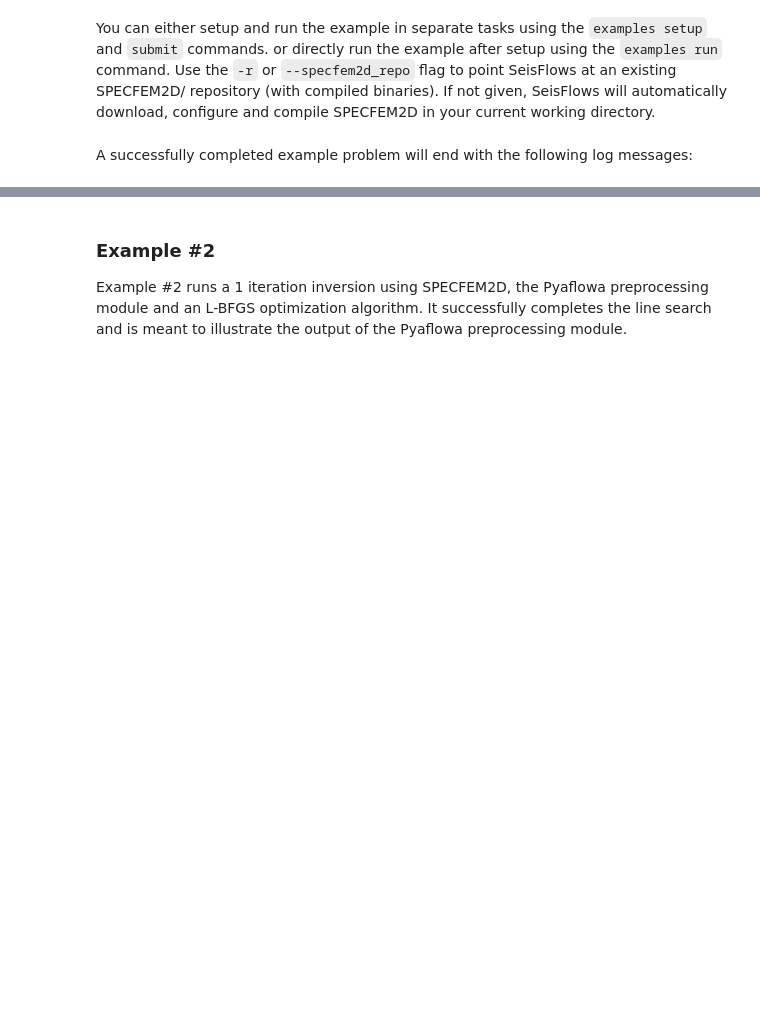
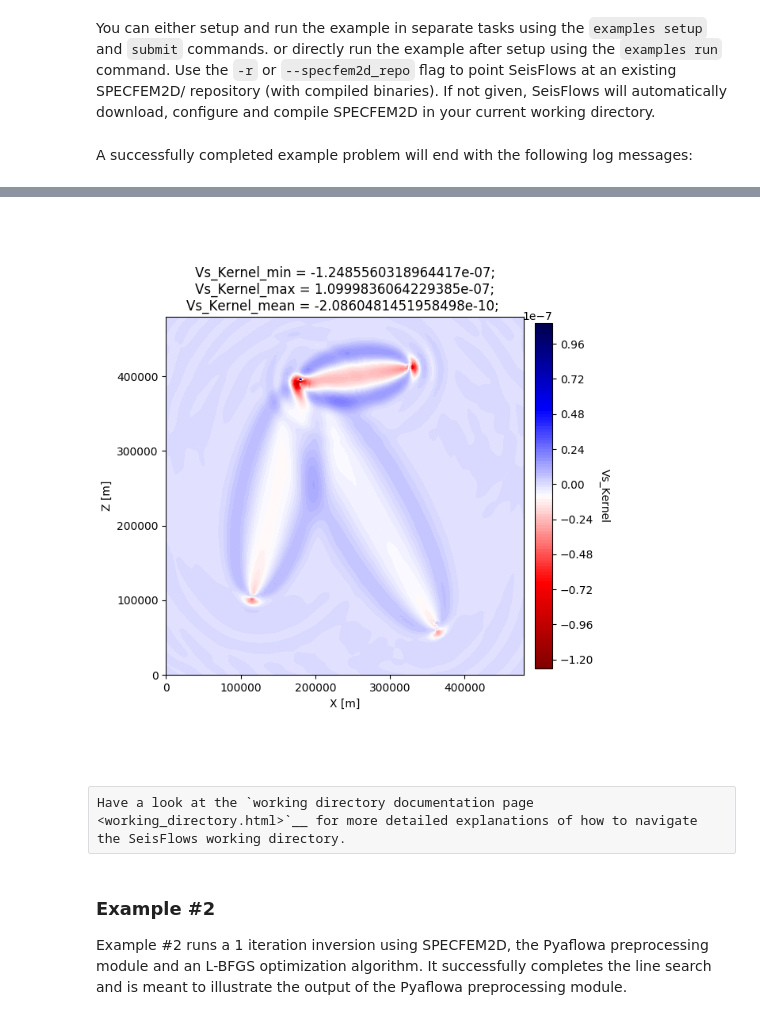
Before and after one commit to adjtomo/seisflows, a Jupyter notebook: docs/notebooks/specfem2d_example.ipynb, the cells around one changed output, grey strips where cells are left out. Drawn from its saved outputs; the diff is of its cells as text; code cells hidden in the pictures; blank space fills up the shorter version.

```diff
--- a/docs/notebooks/specfem2d_example.ipynb
+++ b/docs/notebooks/specfem2d_example.ipynb
@@ -84,3 +109,11 @@ Using the `working directory documentation page <working_directory.html>`__ you
+# %%
+# Because this docs page was made in a Jupyter Notebook, we need to use IPython to open the resulting .png
+from IPython.display import Image
+Image(filename='i02_gradient_vs_kernel.png')
+# %% [output]
+[figure, added]
+# %% [raw]
+Have a look at the `working directory documentation page <working_directory.html>`__ for more detailed explanations of how to navigate the SeisFlows working directory.
 # %% [markdown]
 ### Example \#2
 Example \#2 runs a 1 iteration inversion using SPECFEM2D, the Pyaflowa preprocessing module and an L-BFGS optimization algorithm. It successfully completes the line search and is meant to illustrate the output of the Pyaflowa preprocessing module.
```
Also changed, not shown: parts of 6 cells of this notebook, 3 other files.
